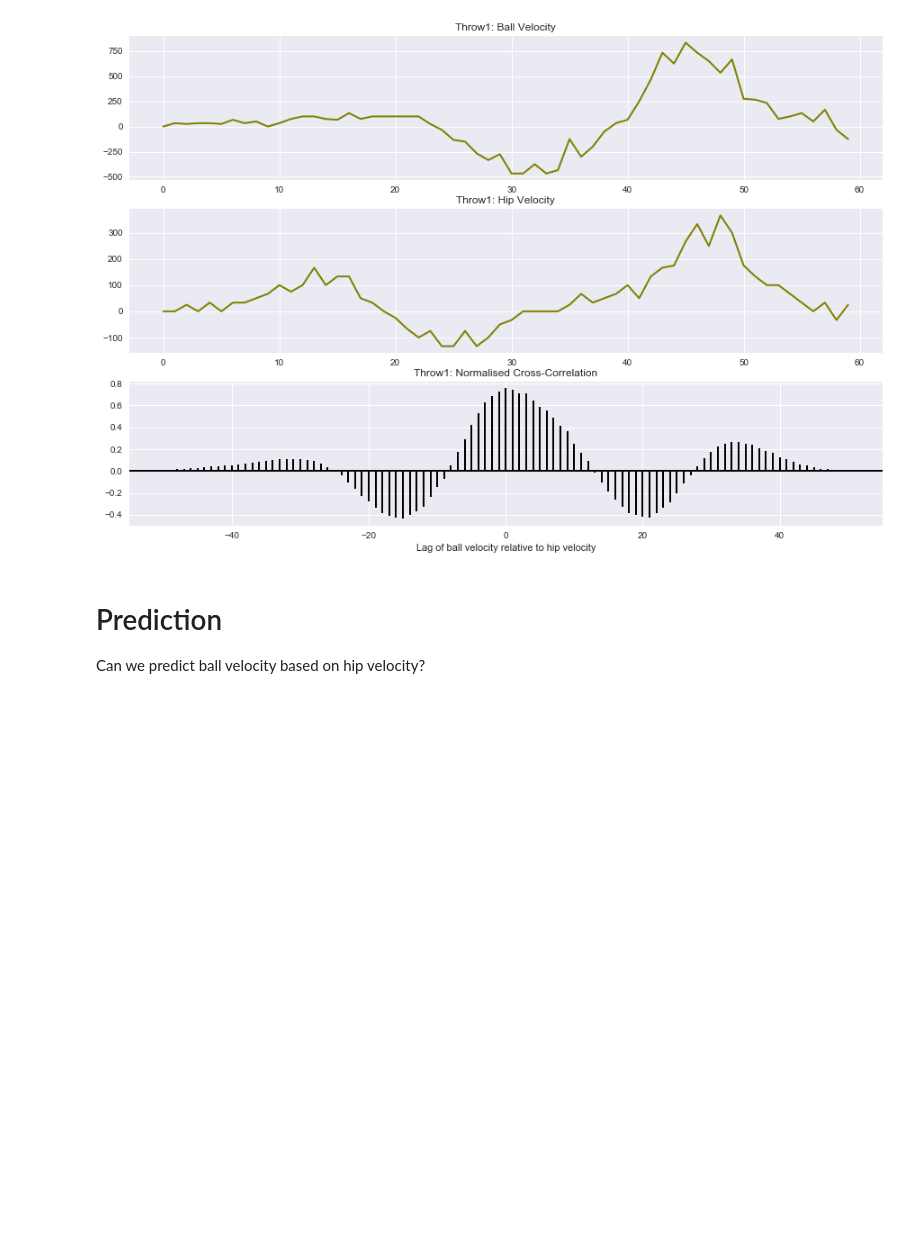
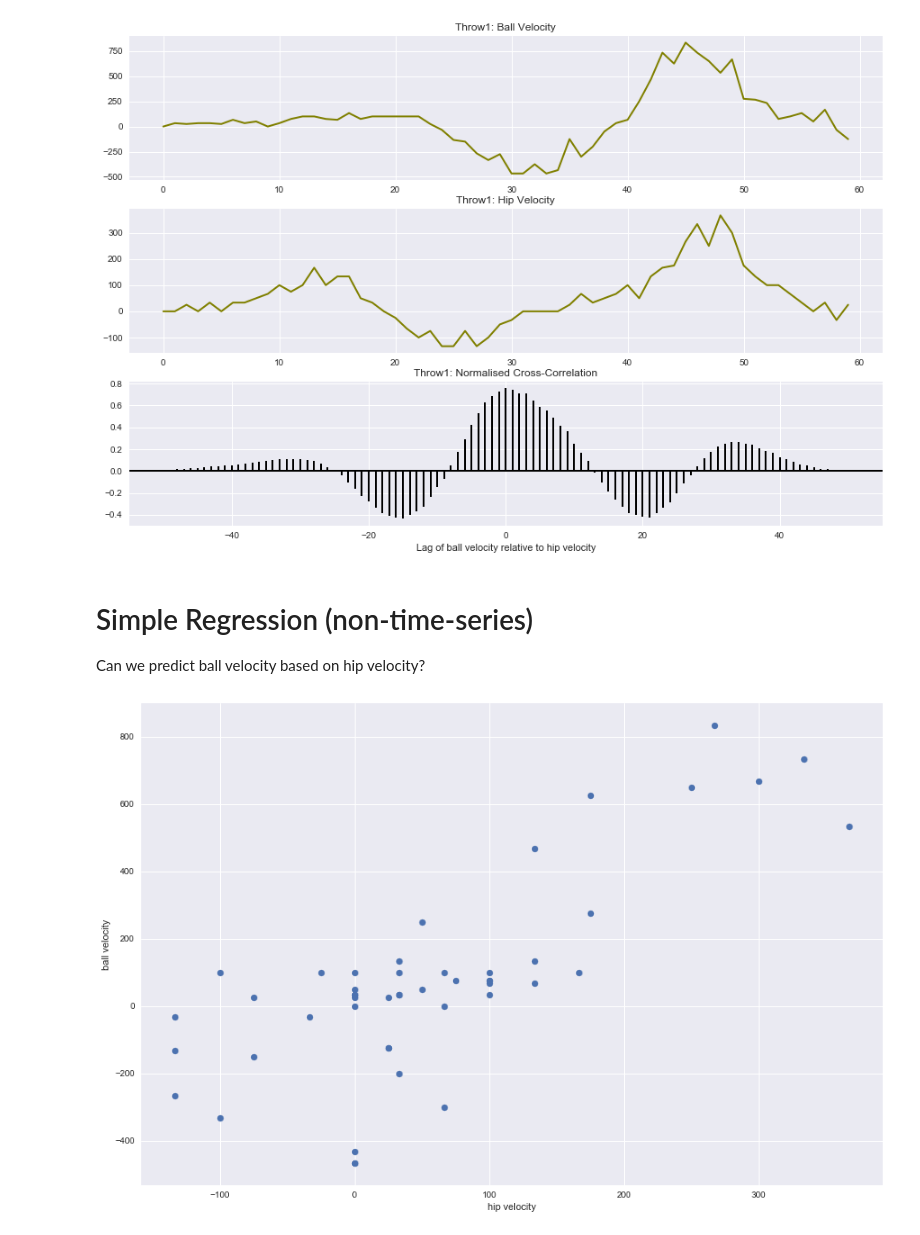
Before and after one commit to lisaong/hss, a Jupyter notebook: 02_explore_data.ipynb, the cells around one changed output. Cells and saved outputs as stored; diff of their text form; code cells hidden in the pictures; blank space fills up the shorter version.

Commit message:
linear regression

```diff
--- a/02_explore_data.ipynb
+++ b/02_explore_data.ipynb
@@ -246,6 +230,12 @@ plt.show()
 # %% [output]
 [figure]
 # %% [markdown]
-# Prediction
+# Simple Regression (non-time-series)
 
 Can we predict ball velocity based on hip velocity?
+# %%
+X = vh
+target = vb
+
+# shuffle, train test split
+X_train, X_test, target_train, target_test = train_test_split(X, target, test_size=0.2)
@@ -251,0 +247,10 @@ Can we predict ball velocity based on hip velocity?
+# %%
+# plot X_train vs. target_train
+
+fig, ax = plt.subplots(figsize=(15, 10))
+ax.scatter(X_train, target_train)
+ax.set_xlabel('hip velocity')
+ax.set_ylabel('ball velocity')
+plt.show()
+# %% [output]
+[figure, added]
```
Also changed, not shown: parts of 14 cells of this notebook.
